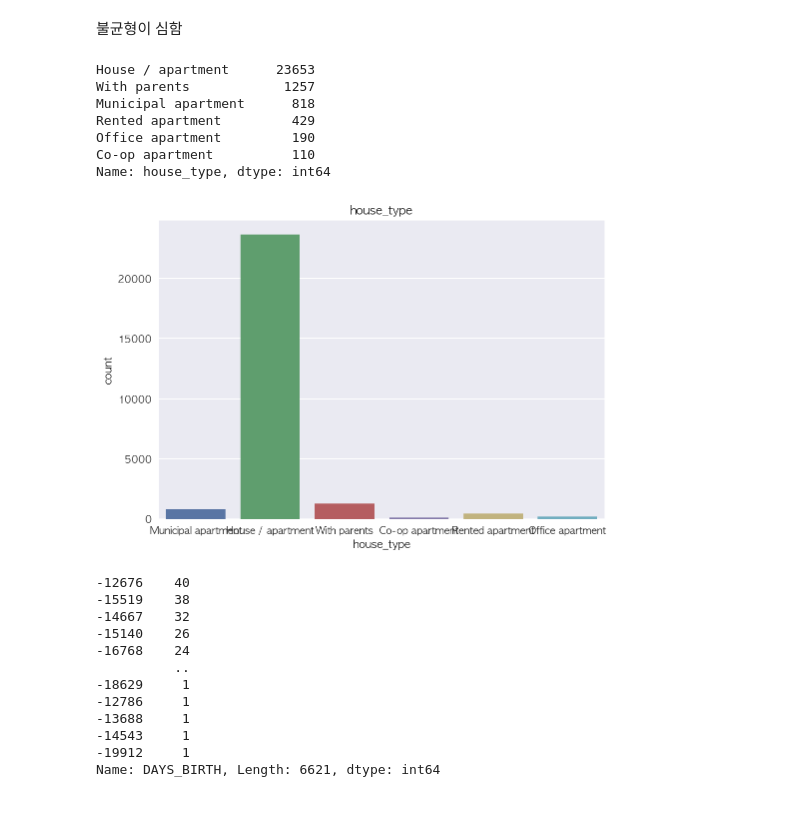
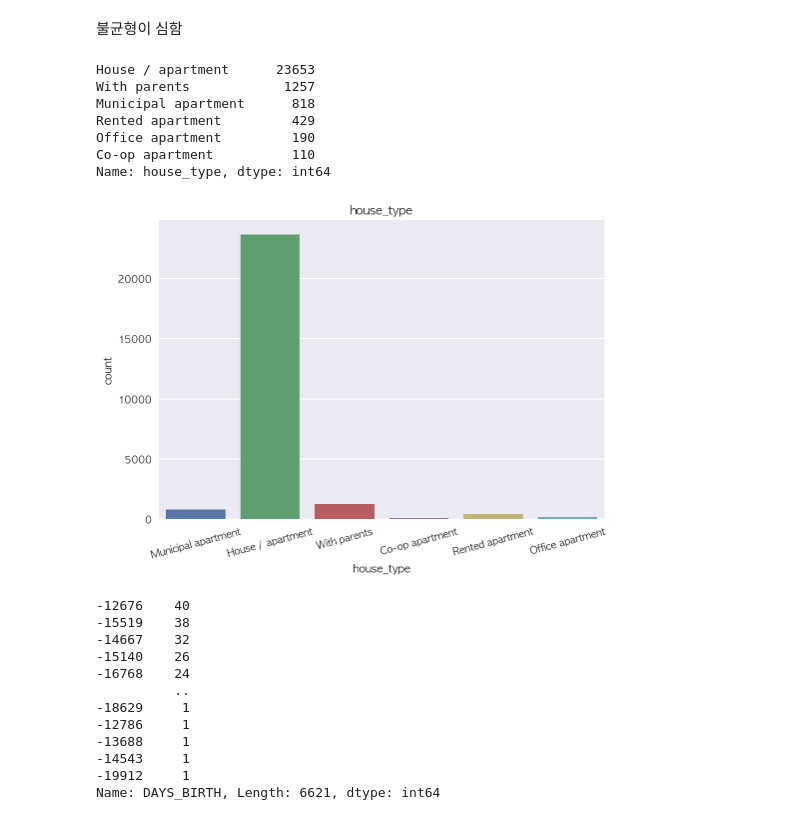
Before and after one commit to SeungukJeong/LIKELION_Semi_Project_03, a Jupyter notebook: seunguk_eda_may04.ipynb, the cells around one changed output. Drawn from its saved outputs; the diff is of its cells as text; code cells hidden in the pictures.

```diff
--- a/seunguk_eda_may04.ipynb
+++ b/seunguk_eda_may04.ipynb
@@ -328,18 +328,19 @@ Name: family_type, dtype: int64
 # %%
 # house_type
 print(train['house_type'].value_counts())
-sns.countplot(data = train, x = 'house_type')
+house_type_plot = sns.countplot(data = train, x = 'house_type')
+house_type_plot.set_xticklabels(house_type_plot.get_xticklabels(),rotation = 15)
 plt.title('house_type')
 plt.show()
 # %% [output]
 House / apartment      23653
 With parents            1257
 Municipal apartment      818
 Rented apartment         429
 Office apartment         190
 Co-op apartment          110
 Name: house_type, dtype: int64
-[figure, old version]
+[figure, new version]
 # %%
 # DAYS_BIRTH
 print(train['DAYS_BIRTH'].value_counts())
```
Also changed, not shown: 4 other files.
